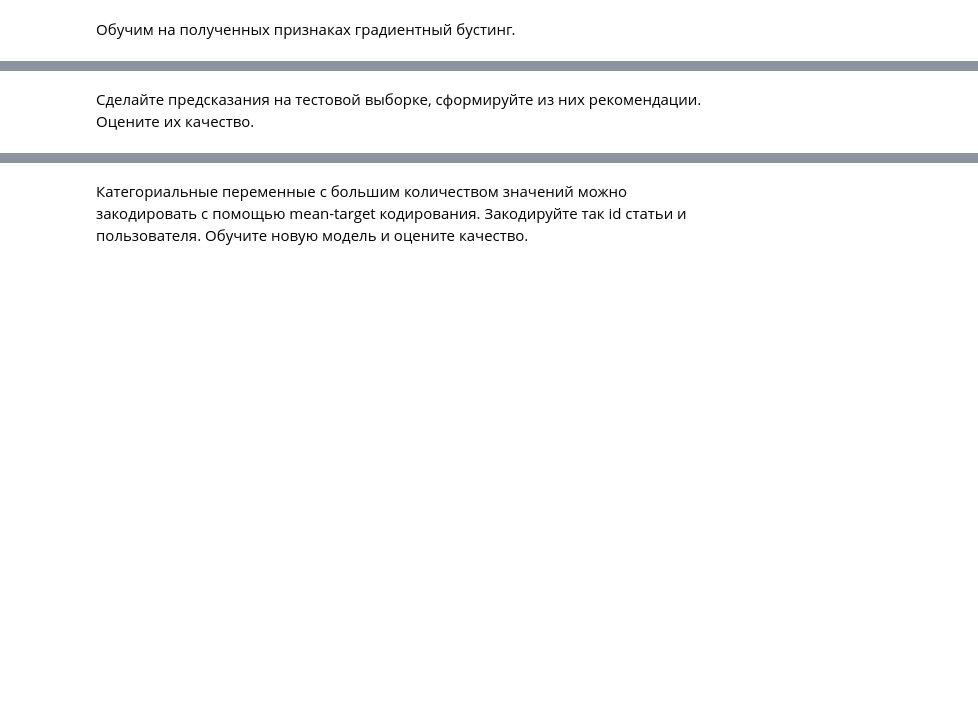
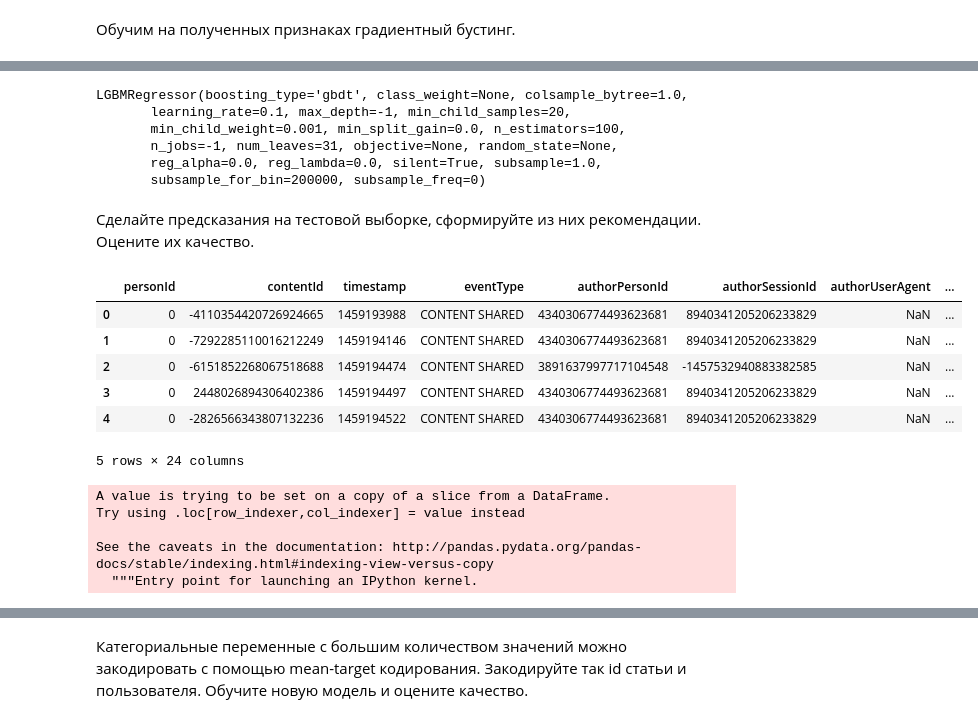
Before and after one commit to vbaryshev4/Data_Science, a Jupyter notebook: hse_ml/Advanced/RecSys/recsys-task.ipynb, the cells around one changed output, grey strips where cells are left out. Drawn from its saved outputs; the diff is of its cells as text; code cells hidden in the pictures; blank space fills up the shorter version.

```diff
--- a/hse_ml/Advanced/RecSys/recsys-task.ipynb
+++ b/hse_ml/Advanced/RecSys/recsys-task.ipynb
@@ -599,2 +621,10 @@ interactions_train_df['is_HTML'] = interactions_train_df.contentType == 'HTML'
+# %%
+interactions_train_df['len_text'] = interactions_train_df['text'].apply(lambda x: len(x))
+
+test['len_text'] = test['text'].apply(lambda x: len(x))
+# %%
+interactions_train_df['len_title'] = interactions_train_df['title'].apply(lambda x: len(x))
+
+test['len_title'] = test['title'].apply(lambda x: len(x))
 # %% [markdown]
 Добавьте признаки-индикаторы языка.
@@ -603,2 +635,26 @@ interactions_train_df['is_HTML'] = interactions_train_df.contentType == 'HTML'
+# %%
+interactions_train_df['is_lang_en'] = interactions_train_df.lang == 'en'
+interactions_train_df['is_lang_pt'] = interactions_train_df.lang == 'pt'
+interactions_train_df['is_lang_es'] = interactions_train_df.lang == 'es'
+interactions_train_df['is_lang_la'] = interactions_train_df.lang == 'la'
+interactions_train_df['is_lang_ja'] = interactions_train_df.lang == 'ja'
+
+test['is_lang_en'] = test.lang == 'en'
+test['is_lang_pt'] = test.lang == 'pt'
+test['is_lang_es'] = test.lang == 'es'
+test['is_lang_la'] = test.lang == 'la'
+test['is_lang_ja'] = test.lang == 'ja'
+# %%
+interactions_train_df['is_lang_en'] = interactions_train_df.is_lang_en.astype(int)
+interactions_train_df['is_lang_pt'] = interactions_train_df.is_lang_pt.astype(int)
+interactions_train_df['is_lang_es'] = interactions_train_df.is_lang_es.astype(int)
+interactions_train_df['is_lang_la'] = interactions_train_df.is_lang_la.astype(int)
+interactions_train_df['is_lang_ja'] = interactions_train_df.is_lang_ja.astype(int)
+
+test['is_lang_en'] = test.is_lang_en.astype(int)
+test['is_lang_pt'] = test.is_lang_pt.astype(int)
+test['is_lang_es'] = test.is_lang_es.astype(int)
+test['is_lang_la'] = test.is_lang_la.astype(int)
+test['is_lang_ja'] = test.is_lang_ja.astype(int)
 # %% [markdown]
 Обучим на полученных признаках градиентный бустинг.
@@ -606,7 +702,13 @@ interactions_train_df['is_HTML'] = interactions_train_df.contentType == 'HTML'
 import lightgbm
 
 regressor = lightgbm.LGBMRegressor()
-regressor.fit(interactions_train_df[interactions_train_df.columns[features_start:]],
-              interactions_train_df.eventStrength)
+regressor.fit(X_train, y_train)
+# %% [output]
+LGBMRegressor(boosting_type='gbdt', class_weight=None, colsample_bytree=1.0,
+       learning_rate=0.1, max_depth=-1, min_child_samples=20,
+       min_child_weight=0.001, min_split_gain=0.0, n_estimators=100,
+       n_jobs=-1, num_leaves=31, objective=None, random_state=None,
+       reg_alpha=0.0, reg_lambda=0.0, silent=True, subsample=1.0,
+       subsample_for_bin=200000, subsample_freq=0)
 # %% [markdown]
 Сделайте предсказания на тестовой выборке, сформируйте из них рекомендации. Оцените их качество.
@@ -614,0 +715,10 @@ regressor.fit(interactions_train_df[interactions_train_df.columns[features_start
+# %%
+test.head()
+# %% [output]
+|  | personId | contentId | timestamp | eventType | authorPersonId | authorSessionId | authorUserAgent | ... |
+| 0 | 0 | -4110354420726924665 | 1459193988 | CONTENT SHARED | 4340306774493623681 | 8940341205206233829 | NaN | ... |
+| 1 | 0 | -7292285110016212249 | 1459194146 | CONTENT SHARED | 4340306774493623681 | 8940341205206233829 | NaN | ... |
+| 2 | 0 | -6151852268067518688 | 1459194474 | CONTENT SHARED | 3891637997717104548 | -1457532940883382585 | NaN | ... |
+| 3 | 0 | 2448026894306402386 | 1459194497 | CONTENT SHARED | 4340306774493623681 | 8940341205206233829 | NaN | ... |
+| 4 | 0 | -2826566343807132236 | 1459194522 | CONTENT SHARED | 4340306774493623681 | 8940341205206233829 | NaN | ... |
+5 rows × 24 columns
@@ -614,0 +727,8 @@ regressor.fit(interactions_train_df[interactions_train_df.columns[features_start
+# %%
+result['LGBM_prediction'] = regressor.predict(X_test)
+# %% [output]
+A value is trying to be set on a copy of a slice from a DataFrame.
+Try using .loc[row_indexer,col_indexer] = value instead
+
+See the caveats in the documentation: http://pandas.pydata.org/pandas-docs/stable/indexing.html#indexing-view-versus-copy
+  """Entry point for launching an IPython kernel.
```
Also changed, not shown: parts of 53 cells of this notebook.
